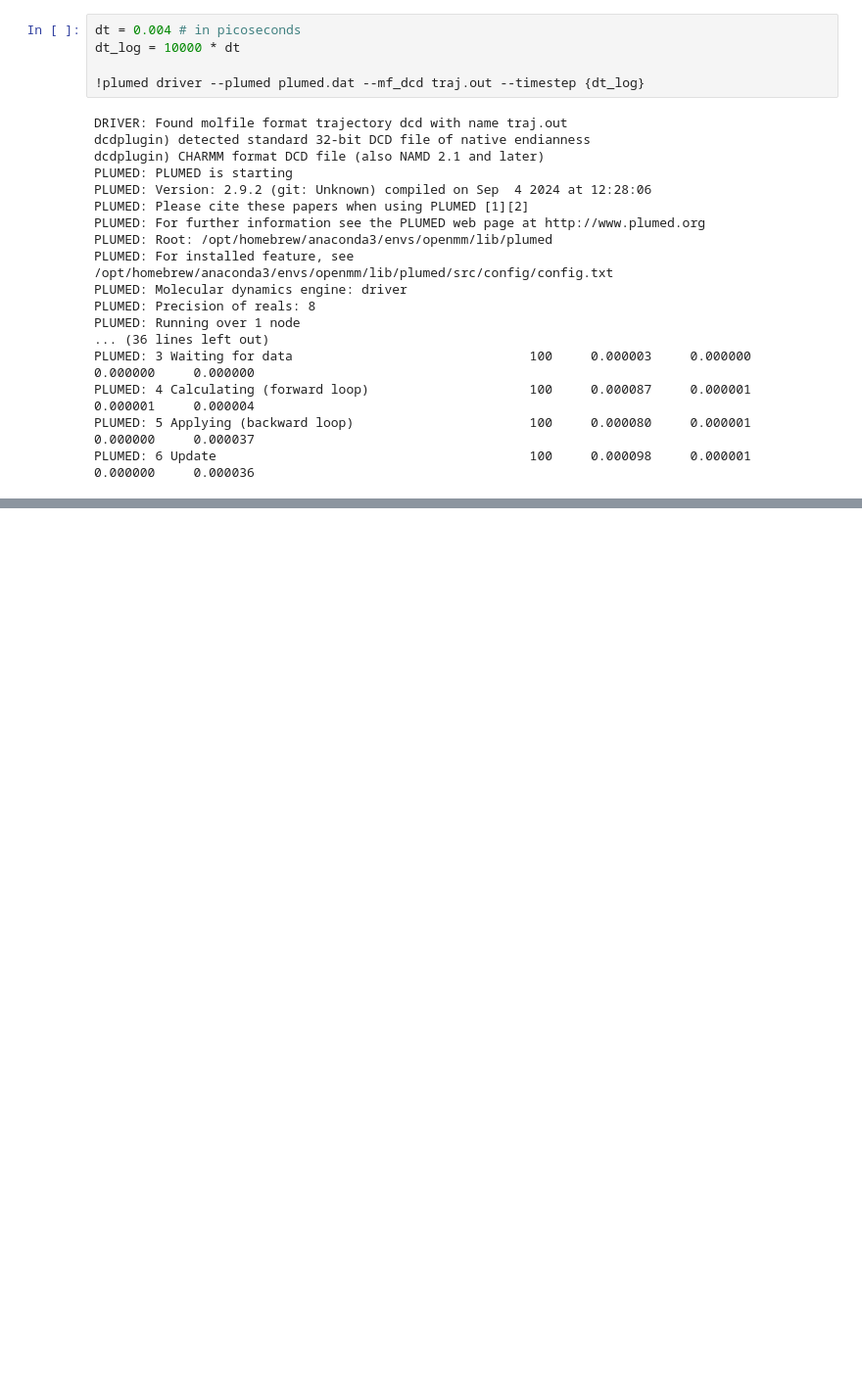
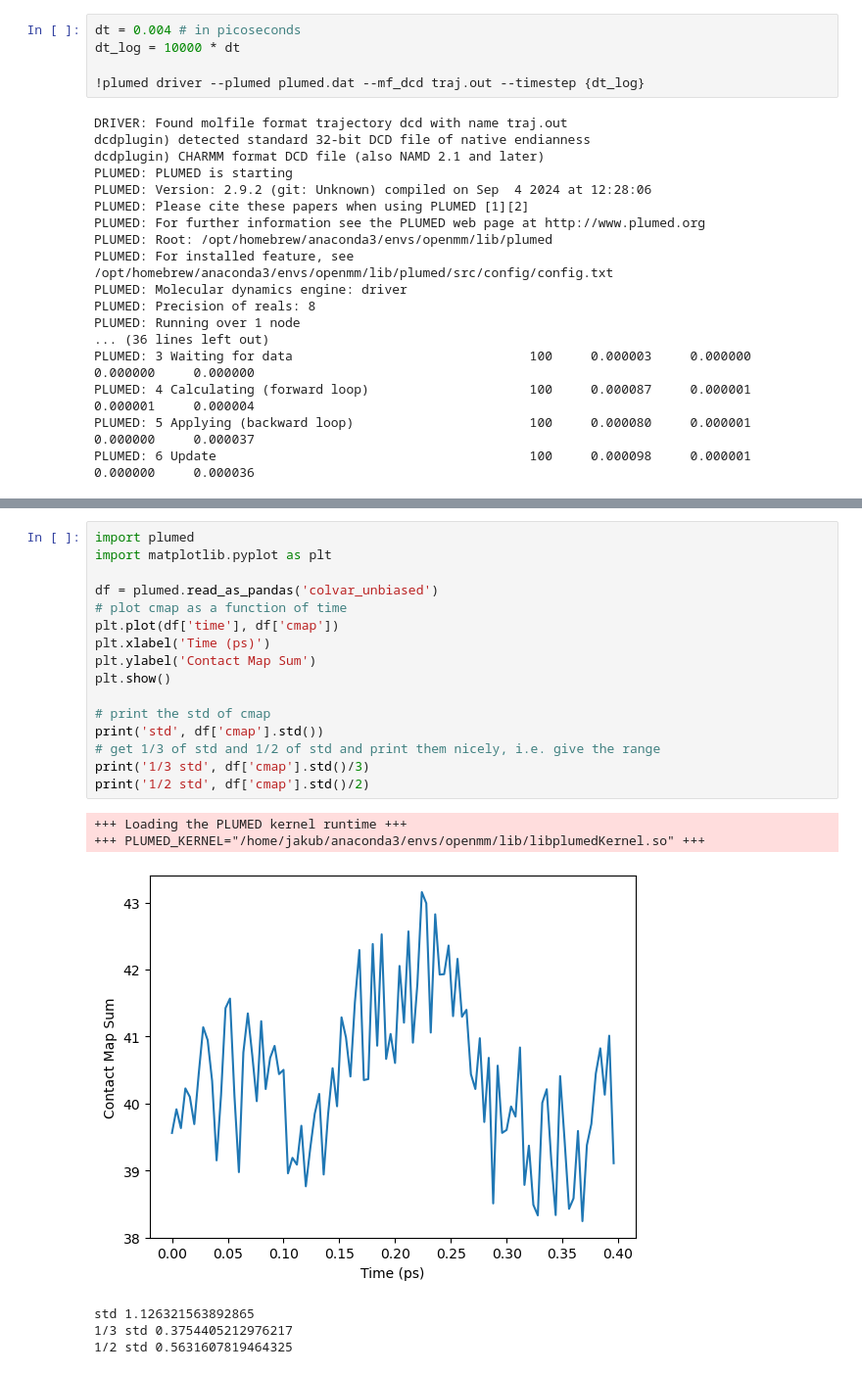
Before and after one commit to jakublala/openmm-md, a Jupyter notebook: plumed/plumed.ipynb, the cells around one changed output, grey strips where cells are left out. Shown at 98% size. Drawn from its saved outputs; the diff is of its cells as text; blank space fills up the shorter version.

```diff
--- a/plumed/plumed.ipynb
+++ b/plumed/plumed.ipynb
@@ -161,0 +351,23 @@ Equilibrating...
+# %%
+import plumed
+import matplotlib.pyplot as plt
+
+df = plumed.read_as_pandas('colvar_unbiased')
+# plot cmap as a function of time
+plt.plot(df['time'], df['cmap'])
+plt.xlabel('Time (ps)')
+plt.ylabel('Contact Map Sum')
+plt.show()
+
+# print the std of cmap
+print('std', df['cmap'].std())
+# get 1/3 of std and 1/2 of std and print them nicely, i.e. give the range
+print('1/3 std', df['cmap'].std()/3)
+print('1/2 std', df['cmap'].std()/2)
+# %% [output]
++++ Loading the PLUMED kernel runtime +++
++++ PLUMED_KERNEL="/home/jakub/anaconda3/envs/openmm/lib/libplumedKernel.so" +++
+[figure, added]
+std 1.126321563892865
+1/3 std 0.3754405212976217
+1/2 std 0.5631607819464325
```
Also changed, not shown: parts of 9 cells of this notebook, 17 other files.
